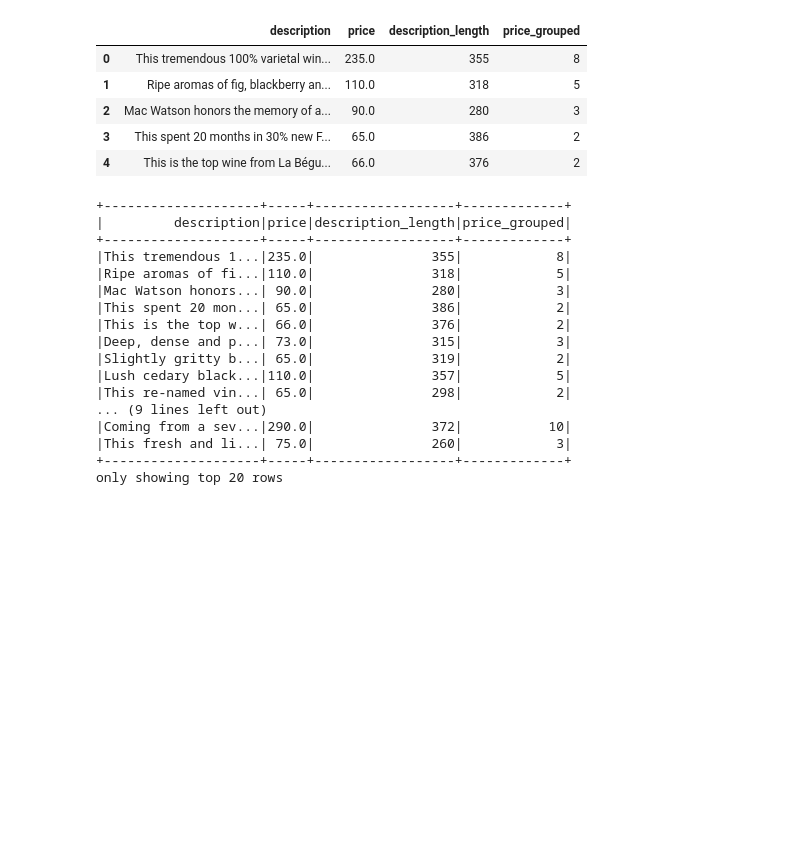
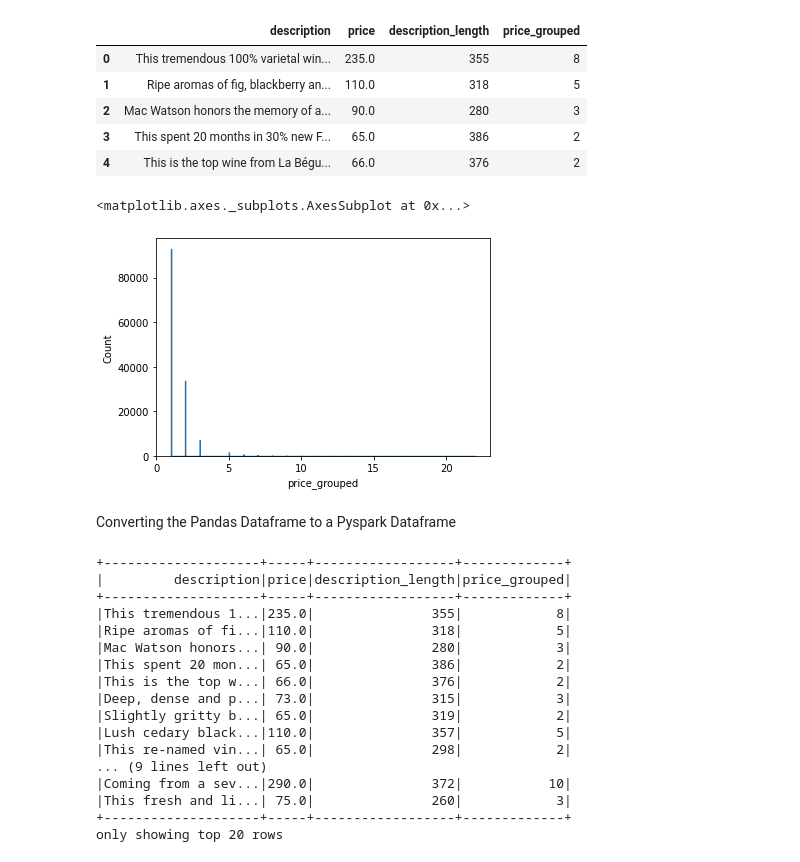
Before and after one commit to pkrosoff/wine_machine_learning, a Jupyter notebook: wine_prices.ipynb, the cells around one changed output. Saved outputs shown, nothing was run; the diff lists cells and outputs as text; code cells hidden in the pictures; blank space fills up the shorter version.

```diff
--- a/wine_prices.ipynb
+++ b/wine_prices.ipynb
@@ -215,8 +190,10 @@ array([2300., 2013., 1900., 1400., 1300., 1200., 1100., 1000.,  980.,
 # %%
 # Bin the prices so the range of prices is more manageable for the model
 
+# BINS NUMBER: 1, Returns 74% Accuracy
+
 def price_bins(price):
-    if price < 0:
+    if price < 35:
         return 1
     elif price >= 35 and price < 70:
         return 2
@@ -259,7 +236,7 @@ def price_bins(price):
     else:
         return 22
 
-#Applying transform method and assigning result to new column "points_simplified"
+# # #Applying transform method and assigning result to new column "points_simplified"
 df_3 = df_3.assign(price_grouped = df_3['price'].apply(price_bins))
 df_3.head()
 # %% [output]
@@ -272 +371,12 @@ df_3.head()
+# %%
+# Histogram
+bins = df_3['price_grouped'].nunique()
+
+
+sns.histplot(data=df_3, x="price_grouped", element="step")
+# %% [output]
+<matplotlib.axes._subplots.AxesSubplot at 0x...>
+[figure, added]
+# %% [markdown]
+Converting the Pandas Dataframe to a Pyspark Dataframe
 # %%
```
Also changed, not shown: parts of 12 cells of this notebook.
